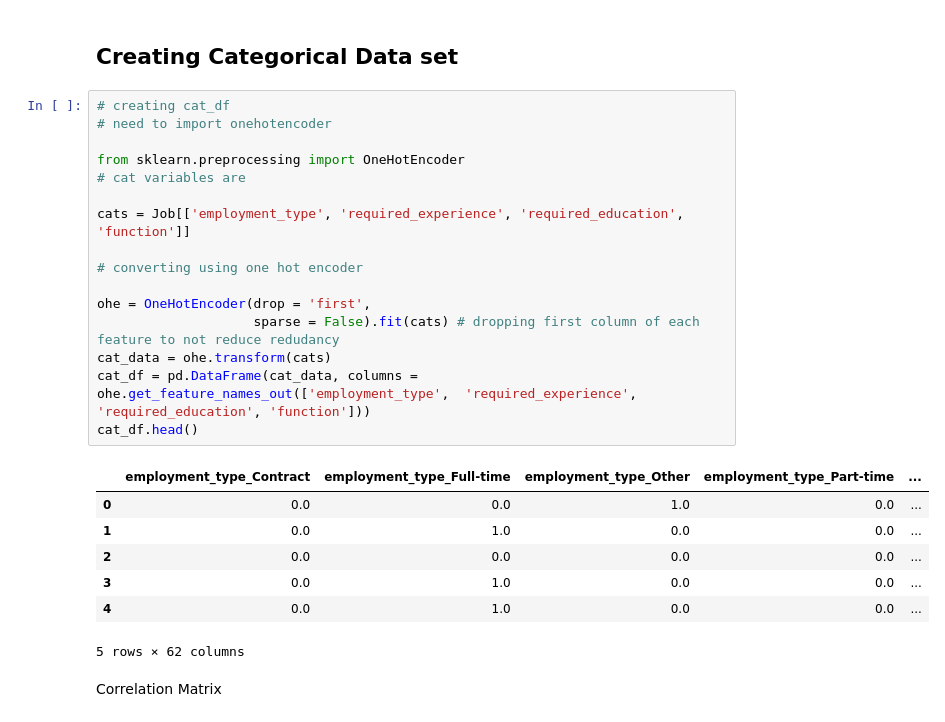
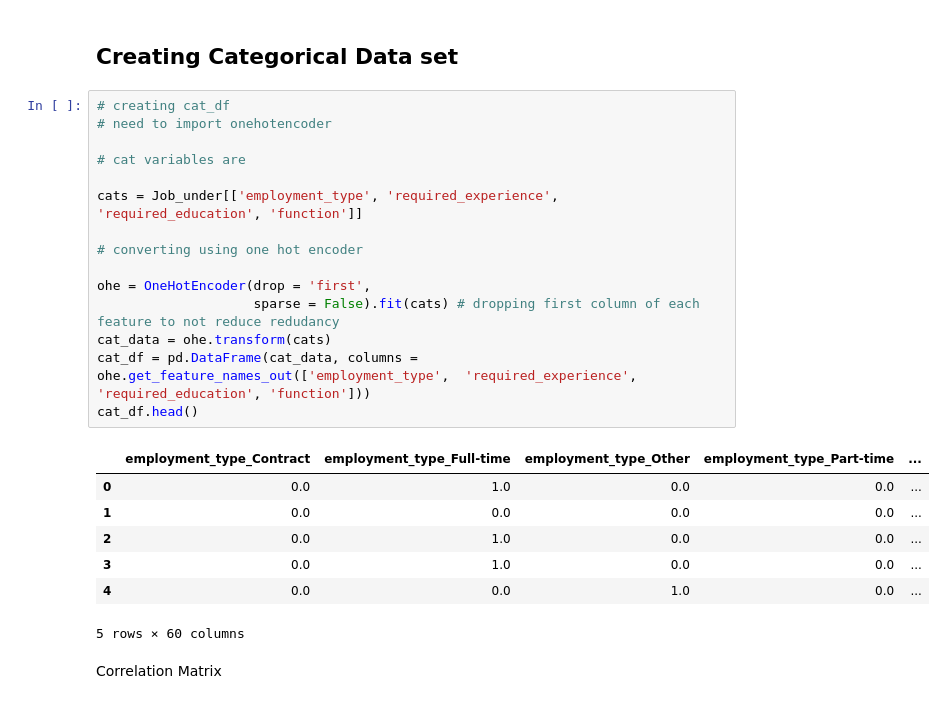
Before and after one commit to hunterblum/Job-Fraud-Detection, a Jupyter notebook: Group2_ML_Final.ipynb, the cells around one changed output. Saved outputs shown, nothing was run; the diff lists cells and outputs as text.

```diff
--- a/Group2_ML_Final.ipynb
+++ b/Group2_ML_Final.ipynb
@@ -481,27 +503,26 @@ text_fts = [title_corpus, location_corpus, company_corpus, description_corpus, r
 # %%
 # creating cat_df
 # need to import onehotencoder
 
-from sklearn.preprocessing import OneHotEncoder
 # cat variables are
 
-cats = Job[['employment_type', 'required_experience', 'required_education', 'function']]
+cats = Job_under[['employment_type', 'required_experience', 'required_education', 'function']]
 
 # converting using one hot encoder
 
 ohe = OneHotEncoder(drop = 'first',
                     sparse = False).fit(cats) # dropping first column of each feature to not reduce redudancy
 cat_data = ohe.transform(cats)
 cat_df = pd.DataFrame(cat_data, columns = ohe.get_feature_names_out(['employment_type',  'required_experience', 'required_education', 'function']))
 cat_df.head()
 # %% [output]
 |  | employment_type_Contract | employment_type_Full-time | employment_type_Other | employment_type_Part-time | ... |
-| 0 | 0.0 | 0.0 | 1.0 | 0.0 | ... |
-| 1 | 0.0 | 1.0 | 0.0 | 0.0 | ... |
-| 2 | 0.0 | 0.0 | 0.0 | 0.0 | ... |
+| 0 | 0.0 | 1.0 | 0.0 | 0.0 | ... |
+| 1 | 0.0 | 0.0 | 0.0 | 0.0 | ... |
+| 2 | 0.0 | 1.0 | 0.0 | 0.0 | ... |
 | 3 | 0.0 | 1.0 | 0.0 | 0.0 | ... |
-| 4 | 0.0 | 1.0 | 0.0 | 0.0 | ... |
+| 4 | 0.0 | 0.0 | 1.0 | 0.0 | ... |
-5 rows × 62 columns
+5 rows × 60 columns
 # %% [markdown]
 Correlation Matrix
 # %%
```
Also changed, not shown: parts of 43 cells of this notebook.
